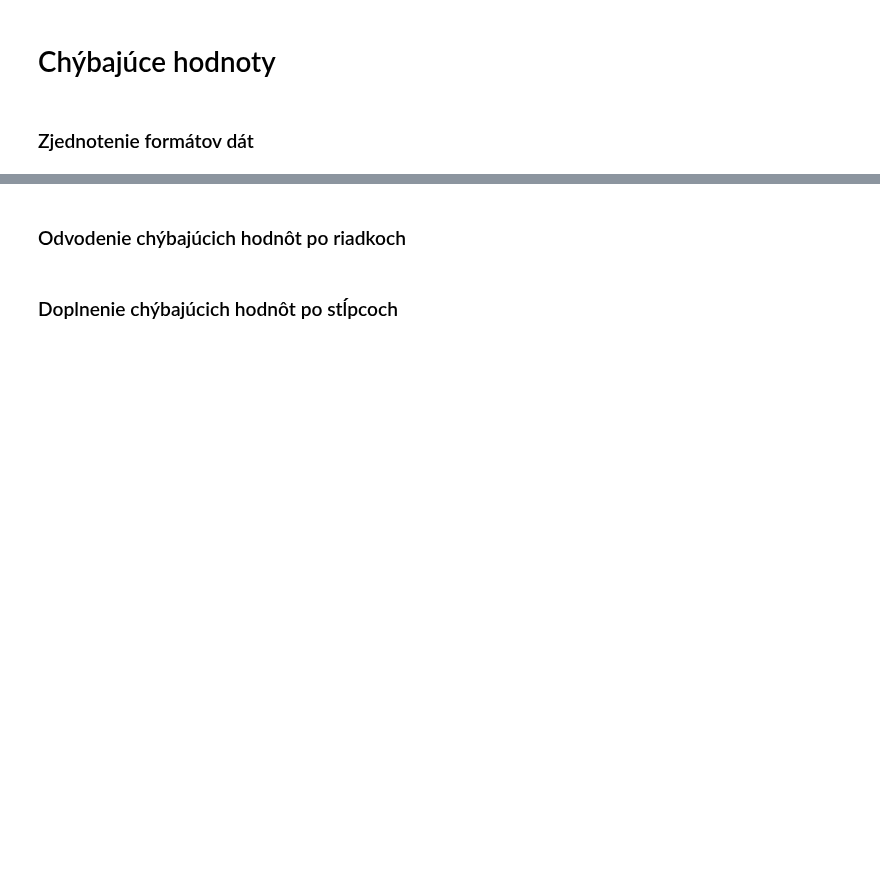
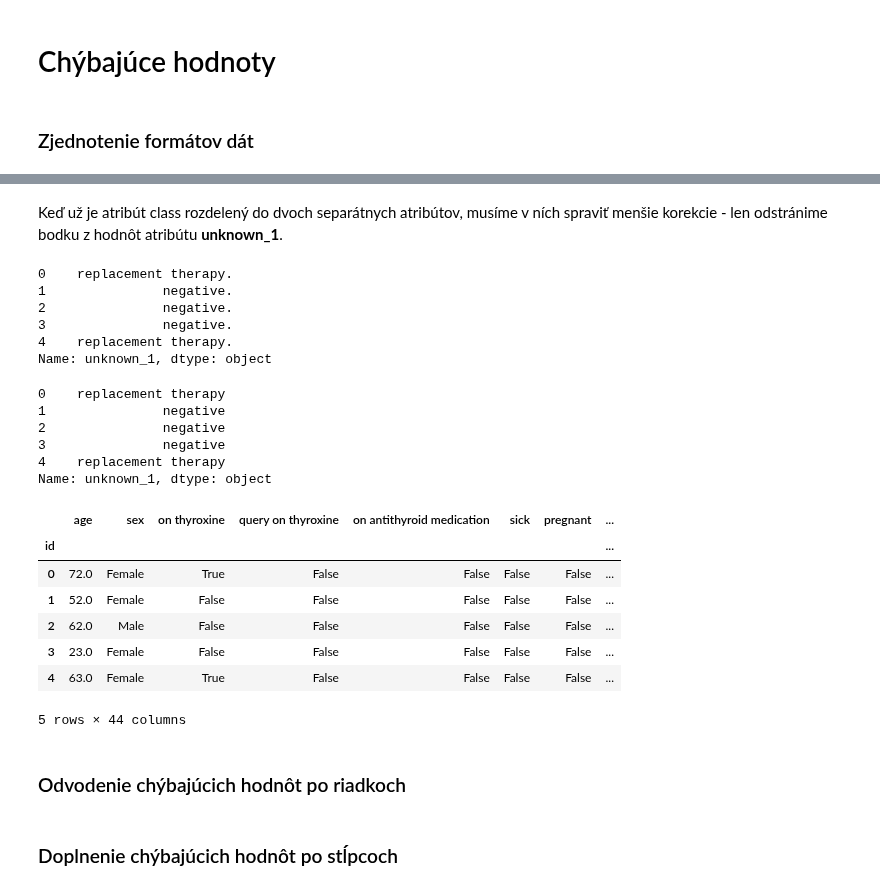
Before and after one commit to PeterJurkacek/IAU_2018_Jurkacek_Vyskoc, a Jupyter notebook: Jurkacek_Vyskoc_predspracovanie.ipynb, the cells around one changed output, grey strips where cells are left out. Cells and saved outputs as stored; diff of their text form; code cells hidden in the pictures; blank space fills up the shorter version.

Commit message:
úprava nekonzistentných dát, rozdelenie class a personal_info na viac atribútov

```diff
--- a/Jurkacek_Vyskoc_predspracovanie.ipynb
+++ b/Jurkacek_Vyskoc_predspracovanie.ipynb
@@ -106,0 +271,3 @@ NameError: name 'train_data' is not defined
+# %%
+data = data.drop(['personal_info'], axis=1) # vymazanie atribútu personal_info
+data = data.join(df_personal_data)          # pridanie nových atribútov do nášho datasetu
@@ -106,0 +286,3 @@ NameError: name 'train_data' is not defined
+# %%
+df_class = pd.DataFrame(data['class'].str.replace('\n','|').str.replace('--','|').str.split('|', expand=False).tolist(), columns=['unknown_1','unknown_2'])
+df_class.head()
@@ -107,3 +296,39 @@ NameError: name 'train_data' is not defined
+# %% [markdown]
+Keď už je atribút class rozdelený do dvoch separátnych atribútov, musíme v ních spraviť menšie korekcie - len odstránime bodku z hodnôt atribútu **unknown_1**.
+# %%
+df_class['unknown_1'].head()
+# %% [output]
+0    replacement therapy.
+1               negative.
+2               negative.
+3               negative.
+4    replacement therapy.
+Name: unknown_1, dtype: object
+# %%
+df_class['unknown_1'] = df_class['unknown_1'].str.replace('.','')
+# %%
+df_class['unknown_1'].head()
+# %% [output]
+0    replacement therapy
+1               negative
+2               negative
+3               negative
+4    replacement therapy
+Name: unknown_1, dtype: object
+# %%
+data = data.drop(['class'], axis=1) # vymazanie atribútu class
+data = data.join(df_class)          # pridanie nových atribútov do nášho datasetu
+# %%
+data.head()
+# %% [output]
+|  | age | sex | on thyroxine | query on thyroxine | on antithyroid medication | sick | pregnant | ... |
+| id |  |  |  |  |  |  |  | ... |
+| 0 | 72.0 | Female | True | False | False | False | False | ... |
+| 1 | 52.0 | Female | False | False | False | False | False | ... |
+| 2 | 62.0 | Male | False | False | False | False | False | ... |
+| 3 | 23.0 | Female | False | False | False | False | False | ... |
+| 4 | 63.0 | Female | True | False | False | False | False | ... |
+5 rows × 44 columns
 # %% [markdown]
 ### Odvodenie chýbajúcich hodnôt po riadkoch
 # %% [markdown]
```
Also changed, not shown: parts of 38 cells of this notebook.
